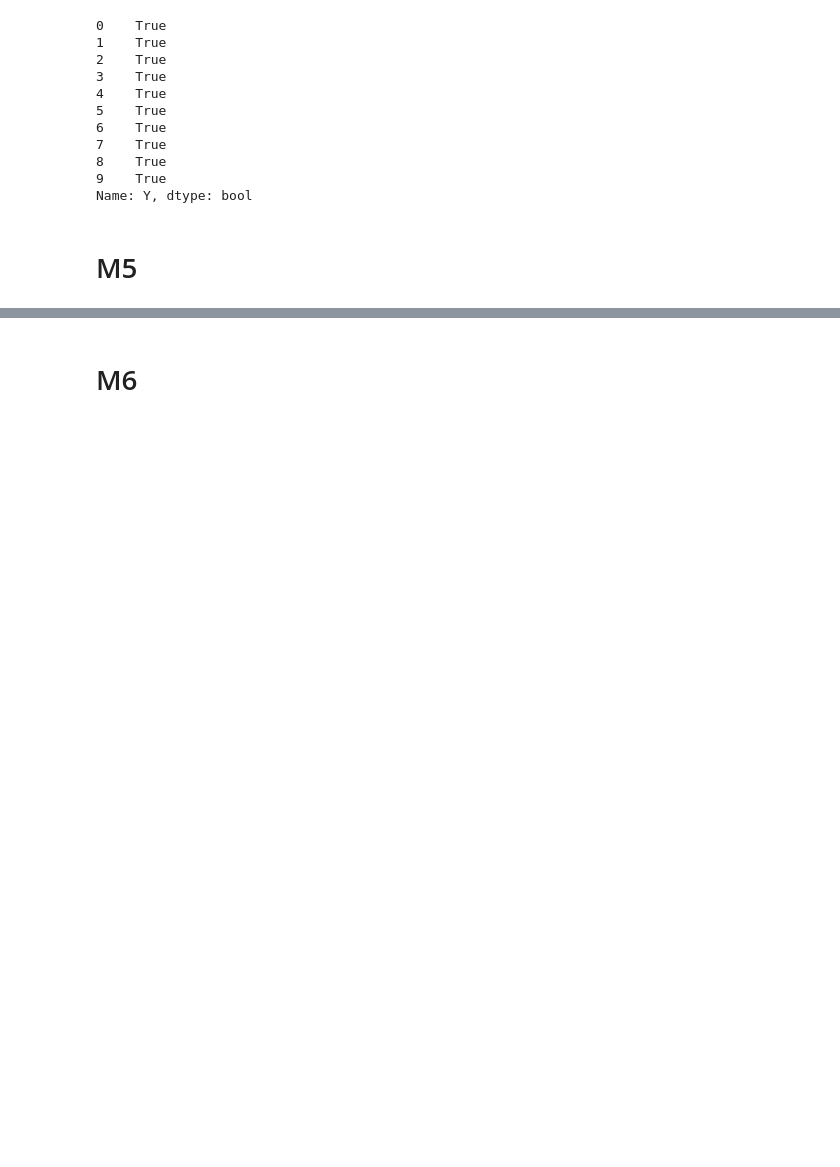
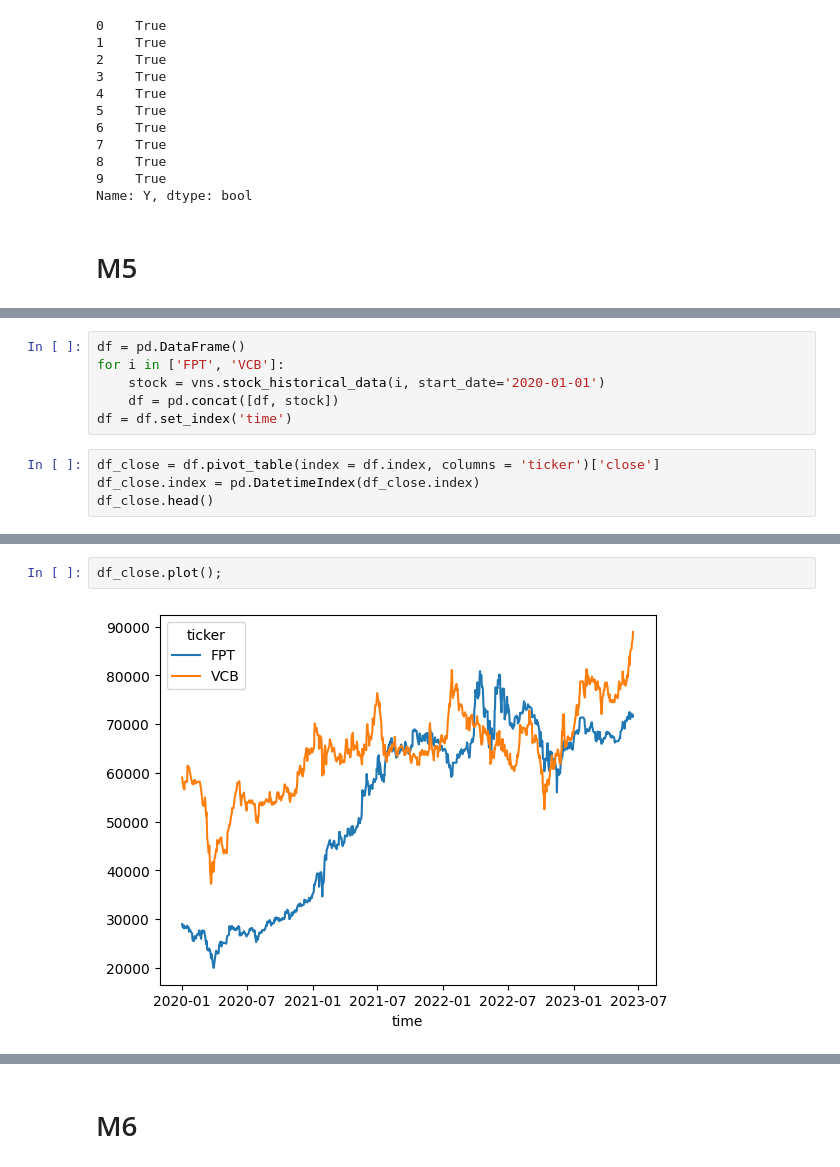
Before and after one commit to Huynh-Tr/MScFE-4, a Jupyter notebook: Derivative Pricing.ipynb, the cells around one changed output, grey strips where cells are left out. Drawn from its saved outputs; the diff is of its cells as text; blank space fills up the shorter version.

```diff
--- a/Derivative Pricing.ipynb
+++ b/Derivative Pricing.ipynb
@@ -1810,0 +1813,10 @@ Name: Y, dtype: bool
+# %%
+df = pd.DataFrame()
+for i in ['FPT', 'VCB']:
+    stock = vns.stock_historical_data(i, start_date='2020-01-01')
+    df = pd.concat([df, stock])
+df = df.set_index('time')
+# %%
+df_close = df.pivot_table(index = df.index, columns = 'ticker')['close']
+df_close.index = pd.DatetimeIndex(df_close.index)
+df_close.head()
@@ -1810,0 +1831,4 @@ Name: Y, dtype: bool
+# %%
+df_close.plot();
+# %% [output]
+[figure, added]
```
Also changed, not shown: parts of 8 cells of this notebook.
